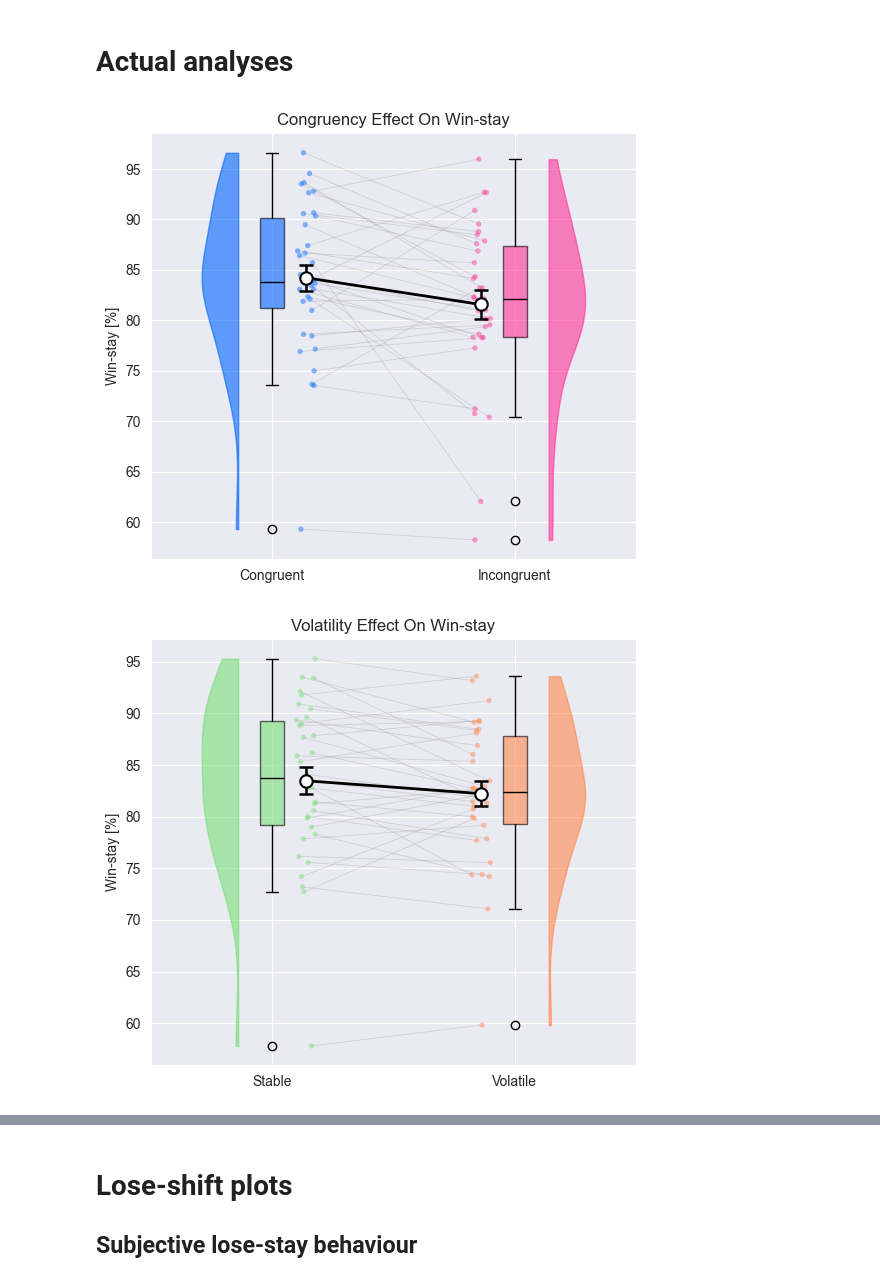
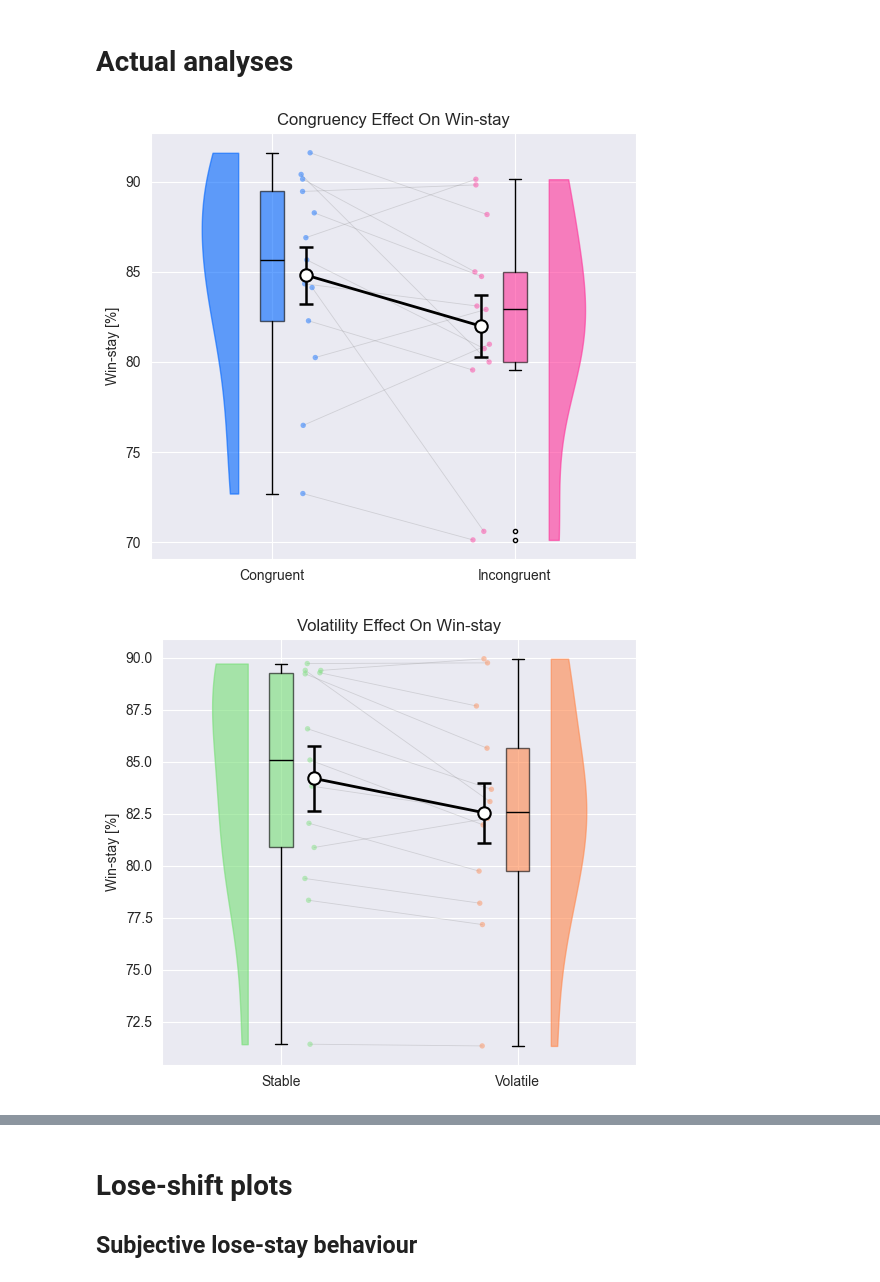
Before and after one commit to KTZ228/phd_1_analysis, a Jupyter notebook: analyses_behavioural/standard parameters/win-stay_lose-shift_analysis.ipynb, the cells around one changed output, grey strips where cells are left out. Drawn from its saved outputs; the diff is of its cells as text; code cells hidden in the pictures.

```diff
--- a/analyses_behavioural/standard parameters/win-stay_lose-shift_analysis.ipynb
+++ b/analyses_behavioural/standard parameters/win-stay_lose-shift_analysis.ipynb
@@ -157,7 +157,7 @@ utils.plotting_functions.paired_raincloud(
 combined_results_pivoted = (
     combined_results_dataframe_WS
     .pivot_table(
-        index=['subject_id', 'session'],
+        index=['subject_id'],
         columns='congruency',
         values='win-stay',
         aggfunc='mean'
@@ -177,35 +177,35 @@ utils.plotting_functions.paired_raincloud(
     plot_name='congruency effect on win-stay'
 );
 # %% [output]
-[figure, old version]
+[figure, new version]
 # %%
 if dataset!='africa':
     # Single-pass aggregation & reshape
     combined_results_pivoted = (
         combined_results_dataframe_WS
         .pivot_table(
-            index=['subject_id', 'session'],
+            index=['subject_id'],
             columns='volatility',
             values='win-stay',
             aggfunc='mean'
         )
         .reset_index()
     )
     combined_results_pivoted = combined_results_pivoted.rename_axis(None, axis=1)
 
     # Plot the two groups using a raincloud plot
     utils.plotting_functions.paired_raincloud(
         combined_results_pivoted,
         columns=['stable','volatile'],
         labels=['Stable', 'Volatile'],
         flip=['left','right'],
         output_dir=output_dir,
         ylabel_name='Win-stay [%]',
         plot_name='volatility effect on win-stay',
         colours=['#77DF77', '#FF884D']
     );
 # %% [output]
-[figure, old version]
+[figure, new version]
 # %%
 if dataset!='africa':
     # Single-pass aggregation & reshape
```
Also changed, not shown: parts of 11 cells of this notebook, 7 other files.
